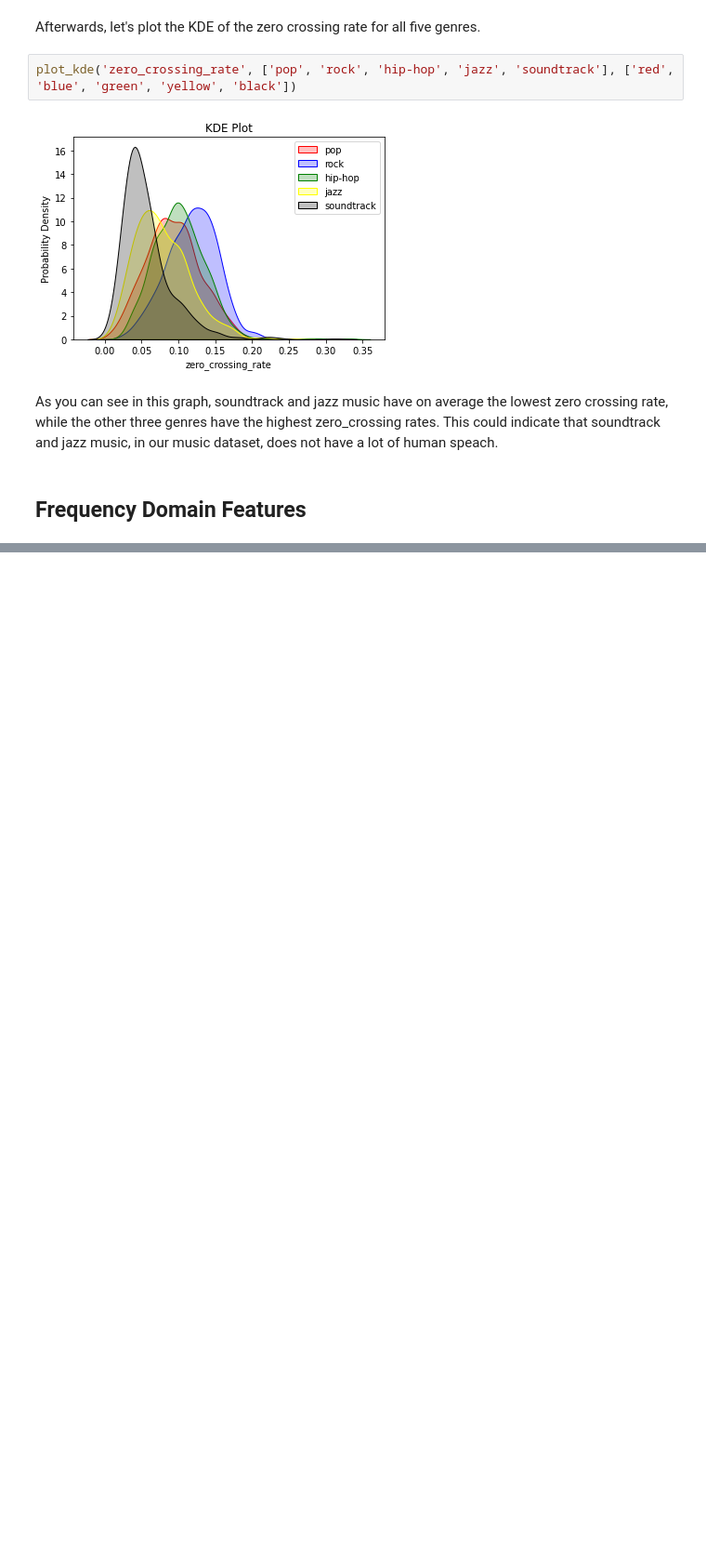
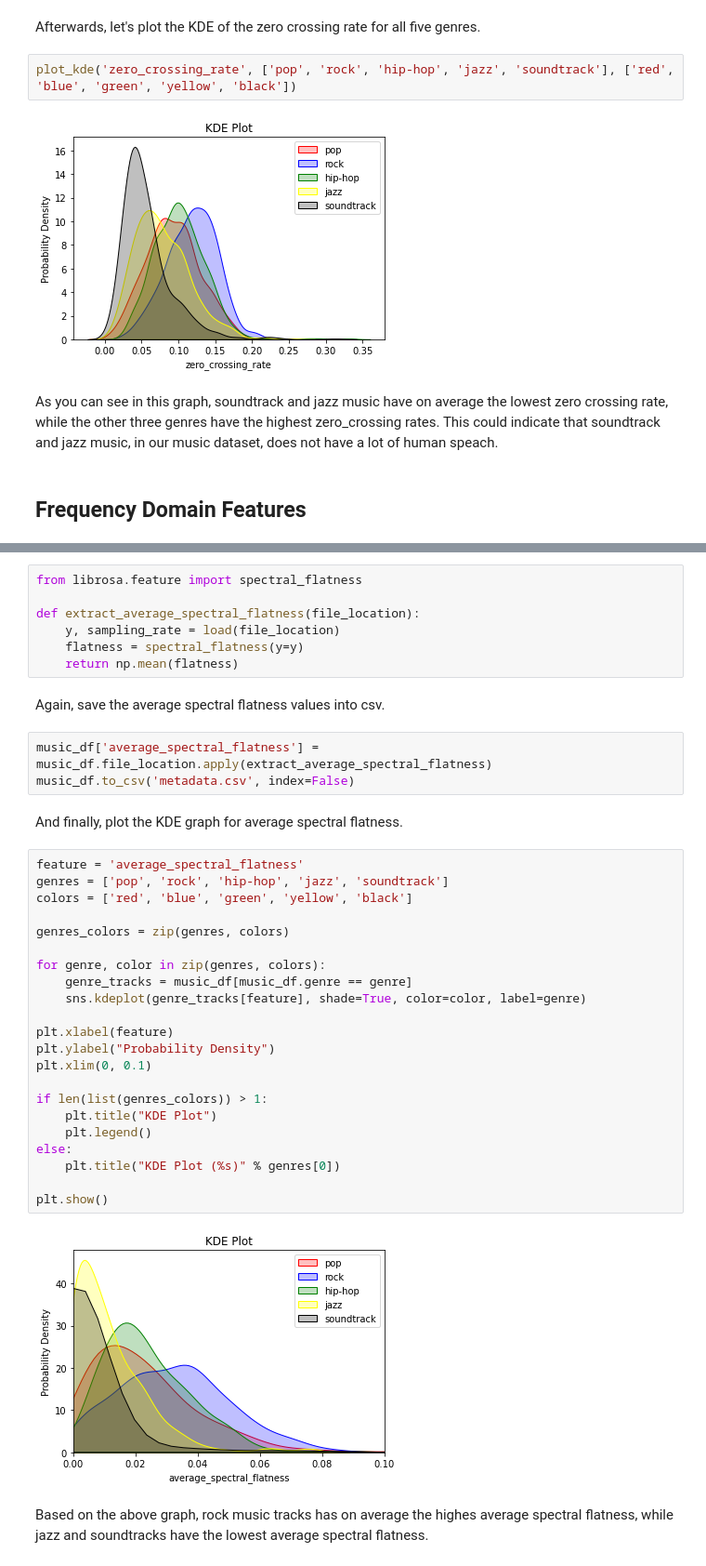
Before and after one commit to xnell90/Music-Genre-Classifier, a Jupyter notebook: data/exploratory_data_analysis.ipynb, the cells around one changed output, grey strips where cells are left out. Shown at 93% size. Cells and saved outputs as stored; diff of their text form; blank space fills up the shorter version.

Commit message:
Added EDA for average spectral flatness.

```diff
--- a/data/exploratory_data_analysis.ipynb
+++ b/data/exploratory_data_analysis.ipynb
@@ -247,0 +250,40 @@ As you can see in this graph, soundtrack and jazz music have on average the lowe
+# %%
+from librosa.feature import spectral_flatness
+
+def extract_average_spectral_flatness(file_location):
+    y, sampling_rate = load(file_location)
+    flatness = spectral_flatness(y=y)
+    return np.mean(flatness)
+# %% [markdown]
+Again, save the average spectral flatness values into csv.
+# %%
+music_df['average_spectral_flatness'] = music_df.file_location.apply(extract_average_spectral_flatness)
+music_df.to_csv('metadata.csv', index=False)
+# %% [markdown]
+And finally, plot the KDE graph for average spectral flatness.
+# %%
+feature = 'average_spectral_flatness'
+genres = ['pop', 'rock', 'hip-hop', 'jazz', 'soundtrack']
+colors = ['red', 'blue', 'green', 'yellow', 'black']
+
+genres_colors = zip(genres, colors)
+
+for genre, color in zip(genres, colors):
+    genre_tracks = music_df[music_df.genre == genre]
+    sns.kdeplot(genre_tracks[feature], shade=True, color=color, label=genre)
+
+plt.xlabel(feature)
+plt.ylabel("Probability Density")
+plt.xlim(0, 0.1)
+
+if len(list(genres_colors)) > 1:
+    plt.title("KDE Plot")
+    plt.legend()
+else:
+    plt.title("KDE Plot (%s)" % genres[0])
+
+plt.show()
+# %% [output]
+[figure, added]
+# %% [markdown]
+Based on the above graph, rock music tracks has on average the highes average spectral flatness, while jazz and soundtracks have the lowest average spectral flatness.
```
Also changed, not shown: parts of 3 cells of this notebook.
